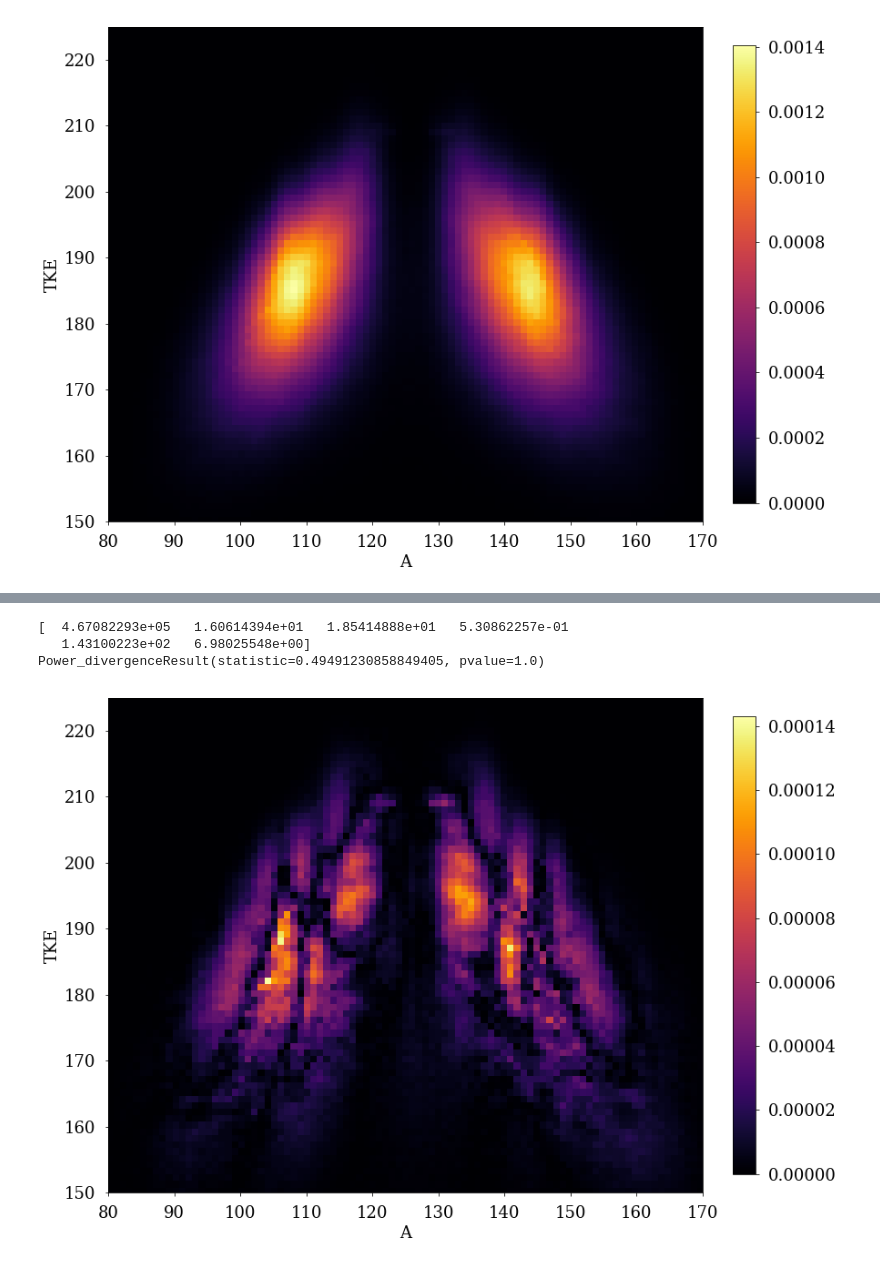
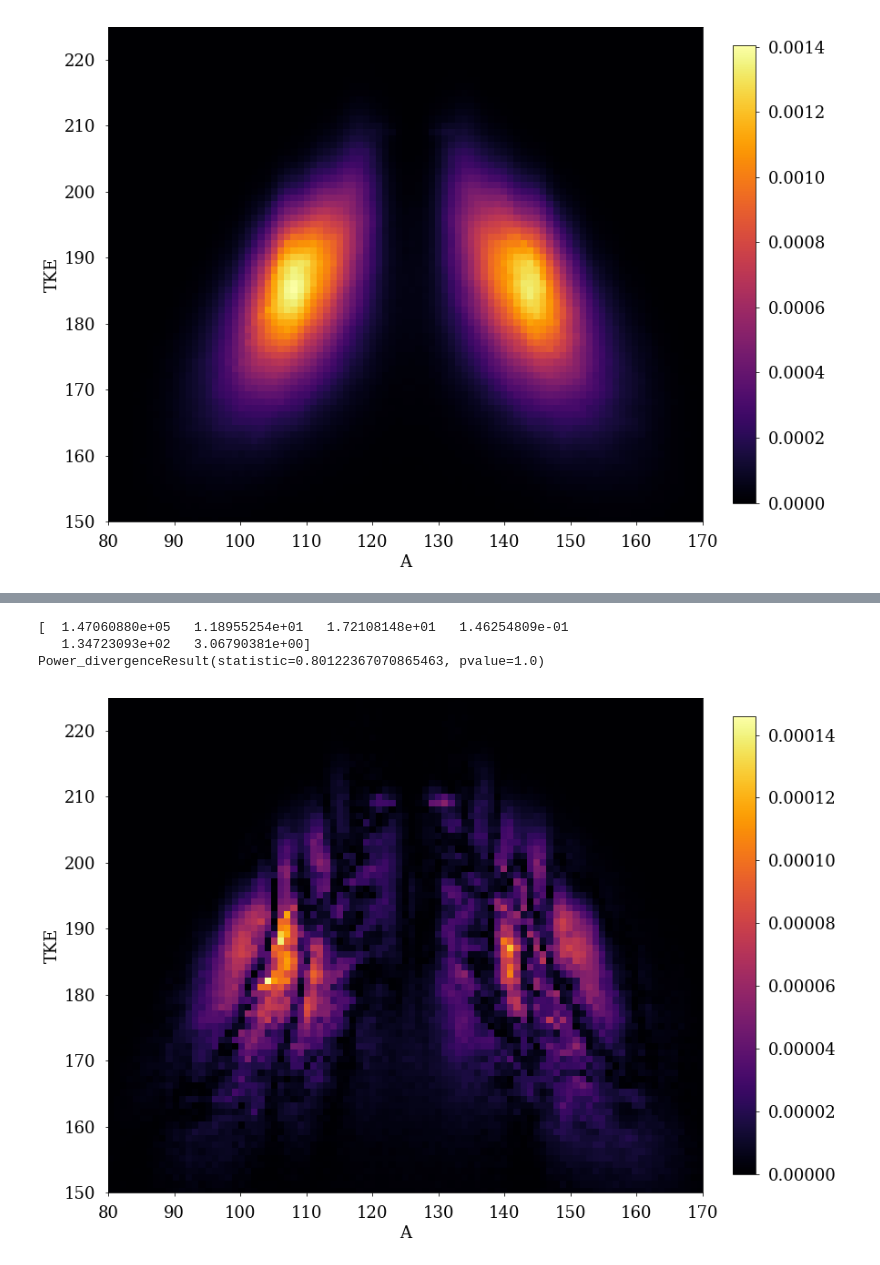
Before and after one commit to austinlc/YATKE, a Jupyter notebook: Brosa_Cf252.ipynb, the cells around one changed output, grey strips where cells are left out. Cells and saved outputs as stored; diff of their text form; code cells hidden in the pictures.

```diff
--- a/Brosa_Cf252.ipynb
+++ b/Brosa_Cf252.ipynb
@@ -131,8 +131,16 @@ def YATKE(tuple_in, h0,h1,h2,h3,h4, dmin0,dmin1,dmin2,dmin3,dmin4, dmax0,dmax1,d
                     YTKE = (200/TKE[j])** 2 * h[k] * np.exp(2*(dmax[k]-dmin[k])/ddec[k] -
                                                        T/ddec[k] - (dmax[k] - dmin[k])**2/T/ddec[k])
 
-                    YA = 1/np.sqrt(8*np.pi*sigA[k]**2) * \
-                    (np.exp(-(A[i]-Abar[k])**2/(2*sigA[k]**2)) + np.exp(-(A[i]-A_cn+Abar[k])**2/(2*sigA[k]**2)))
+                    #remember that the sL mode is NOT bimodal
+                    if (k != 0):
+
+                        YA = 1/np.sqrt(8*np.pi*sigA[k]**2) * \
+                        (np.exp(-(A[i]-Abar[k])**2/(2*sigA[k]**2)) + \
+                         np.exp(-(A[i]-A_cn+Abar[k])**2/(2*sigA[k]**2)))
+
+                    else:
+                        YA = 1/np.sqrt(2*np.pi*sigA[k]**2) * \
+                        np.exp(-(A[i]-Abar[k])**2/(2*sigA[k]**2))
 
                     Yij += YTKE * YA
 
@@ -186,13 +218,32 @@ popt,pcov = opt.curve_fit(lambda tuple_in, hl, dminl, dmaxl, ddecl, Abarl, sigAl
+# %%
+# mode s1 optimization
+
+s1_guess = (h1, dmin1,  dmax1,  ddec1, Abar1, sigA1)
+
+popts1,pcovs1 = opt.curve_fit(lambda tuple_in, h1, dmin1, dmax1, ddec1, Abar1, sigA1: YATKE(tuple_in, hl,h1,h2,h3,hx, dminl,dmin1,dmin2,dmin3,dminx, dmaxl,dmax1,dmax2,dmax3,dmaxx,
+         ddecl,ddec1,ddec2,ddec3,ddecx, Abarl,Abar1,Abar2,Abar3,Abarx, sigAl,sigA1,sigA2,sigA3,sigAx),
+                         (A, TKE), YATKE_data, p0=s1_guess)
 # %%
-print(popt)
-sl_fitted = YATKE((A, TKE), popt[0],h1,h2,h3,hx, popt[1],dmin1,dmin2,dmin3,dminx, popt[2],dmax1,dmax2,dmax3,dmaxx,
-         popt[3],ddec1,ddec2,ddec3,ddecx, popt[4],Abar1,Abar2,Abar3,Abarx, popt[5],sigA1,sigA2,sigA3,sigAx)
-YATKEplot(np.abs(rearrange(sl_fitted) - rearrange(YATKE_data)))
-chi2 = chisquare(sl_fitted[YATKE_data != 0.], YATKE_data[YATKE_data != 0.])
-print(chi2)
+print(popts1)
+s1_fitted = YATKE((A, TKE), hl,popts1[0],h2,h3,hx,
+                dminl,popts1[1],dmin2,dmin3,dminx,
+                dmaxl,popts1[2],dmax2,dmax3,dmaxx,
+                ddecl,popts1[3],ddec2,ddec3,ddecx,
+                Abarl,popts1[4],Abar2,Abar3,Abarx,
+                sigAl,popts1[5],sigA2,sigA3,sigAx)
+YATKEplot(np.abs(rearrange(s1_fitted) - rearrange(YATKE_data)))
+chi21 = chisquare(s1_fitted[YATKE_data != 0.], YATKE_data[YATKE_data != 0.])
+print(chi21)
+
+h1 = popts1[0]
+dmin1 = popts1[1]
+dmax1 = popts1[2]
+ddec1 = popts1[3]
+Abar1 = popts1[4]
+sigA1 = popts1[5]
 # %% [output]
-[  4.67082293e+05   1.60614394e+01   1.85414888e+01   5.30862257e-01
-   1.43100223e+02   6.98025548e+00]
-Power_divergenceResult(statistic=0.49491230858849405, pvalue=1.0)
+[  1.47060880e+05   1.18955254e+01   1.72108148e+01   1.46254809e-01
+   1.34723093e+02   3.06790381e+00]
+Power_divergenceResult(statistic=0.80122367070865463, pvalue=1.0)
-[figure, old version]
+[figure, new version]
 # %%
```
Also changed, not shown: parts of 16 cells of this notebook, 6 other files.
